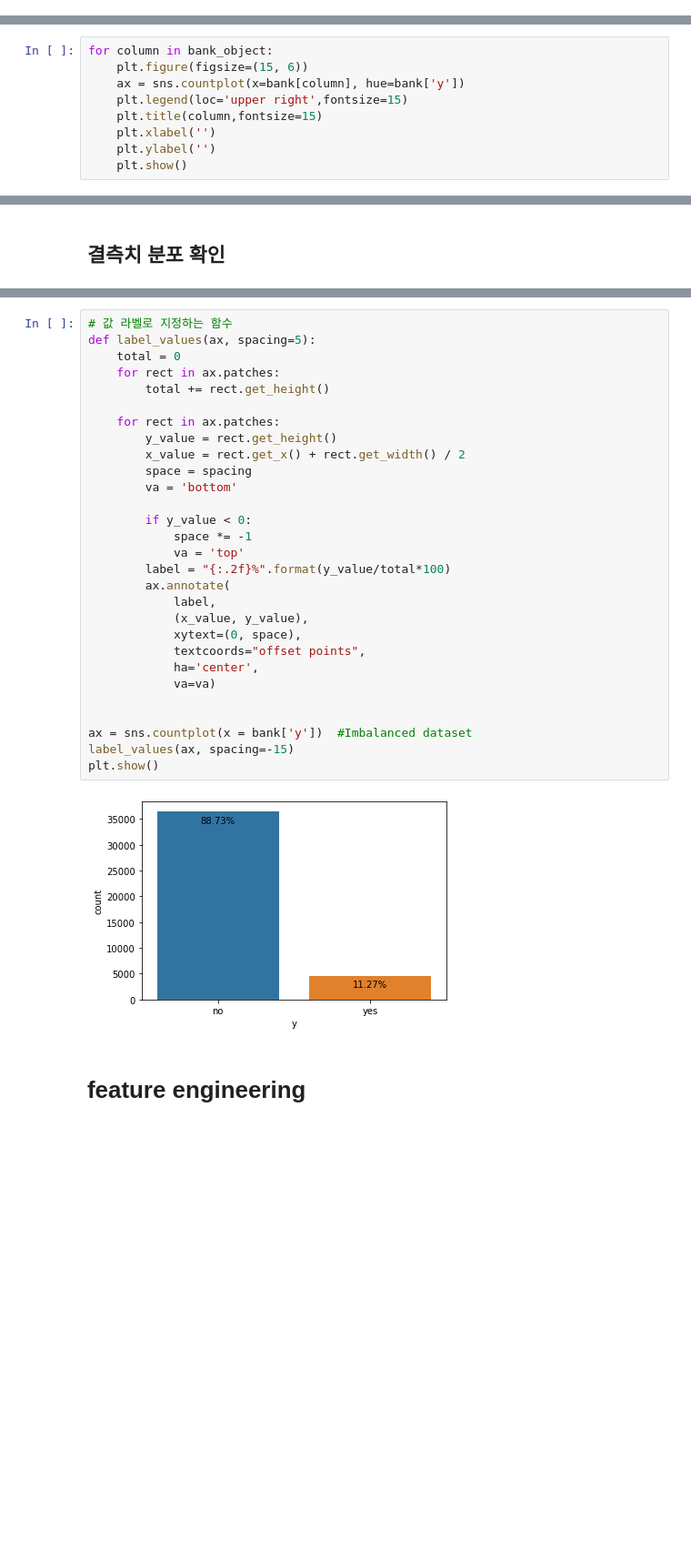
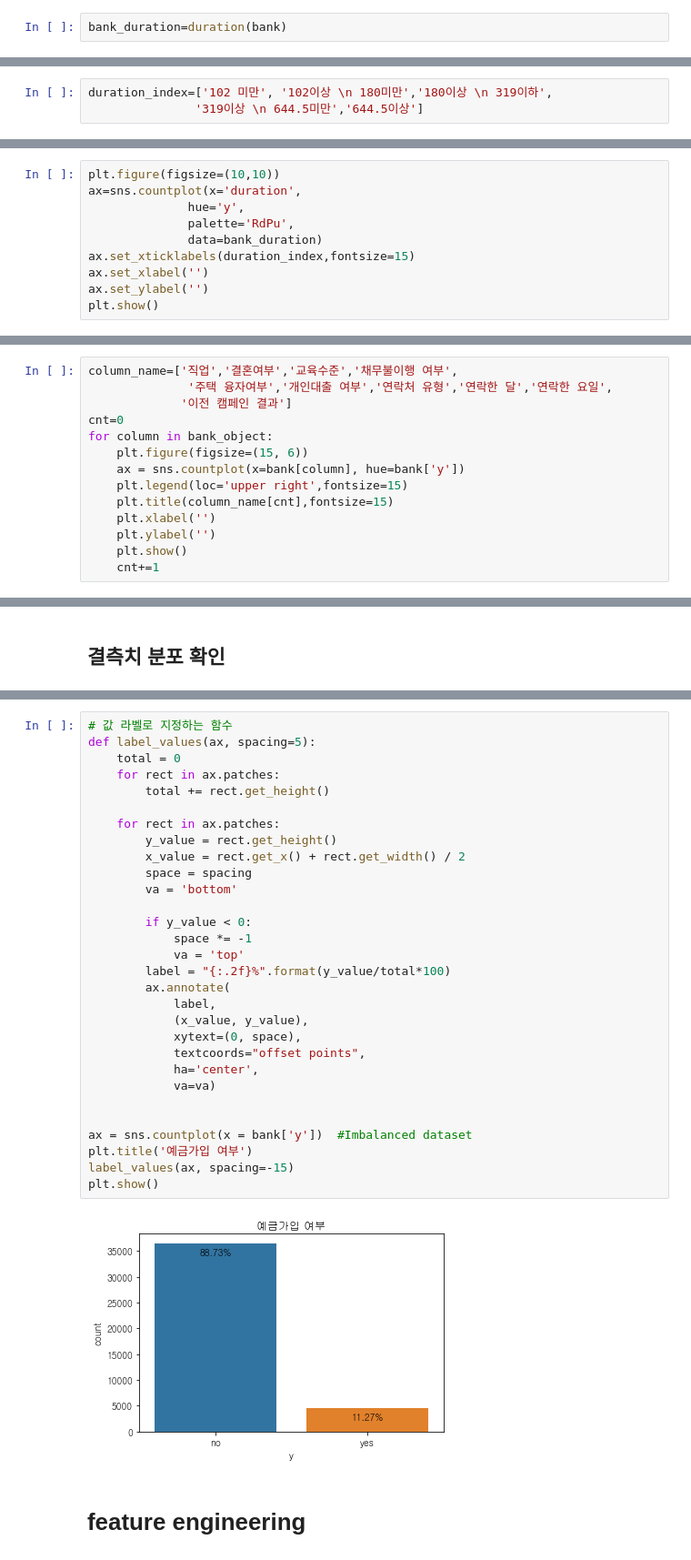
Before and after one commit to black4157/python-project, a Jupyter notebook: bank_project.ipynb, the cells around one changed output, grey strips where cells are left out. Shown at 91% size. Saved outputs shown, nothing was run; the diff lists cells and outputs as text; blank space fills up the shorter version.

```diff
--- a/bank_project.ipynb
+++ b/bank_project.ipynb
@@ -281,0 +371,2 @@ DURATION STD   : 259.3
+# %%
+bank_duration=duration(bank)
@@ -281,0 +406,3 @@ DURATION STD   : 259.3
+# %%
+duration_index=['102 미만', '102이상 \n 180미만','180이상 \n 319이하',
+               '319이상 \n 644.5미만','644.5이상']
@@ -281,0 +413,10 @@ DURATION STD   : 259.3
+# %%
+plt.figure(figsize=(10,10))
+ax=sns.countplot(x='duration',
+              hue='y',
+              palette='RdPu',
+              data=bank_duration)
+ax.set_xticklabels(duration_index,fontsize=15)
+ax.set_xlabel('')
+ax.set_ylabel('')
+plt.show()
@@ -309,12 +460,17 @@ pie(bank_object)
 # %% [markdown]
 ### y변수와의 관계
 # %%
+column_name=['직업','결혼여부','교육수준','채무불이행 여부',
+              '주택 융자여부','개인대출 여부','연락처 유형','연락한 달','연락한 요일',
+             '이전 캠페인 결과']
+cnt=0
 for column in bank_object:
     plt.figure(figsize=(15, 6))
     ax = sns.countplot(x=bank[column], hue=bank['y'])
     plt.legend(loc='upper right',fontsize=15)
-    plt.title(column,fontsize=15)
+    plt.title(column_name[cnt],fontsize=15)
     plt.xlabel('')
     plt.ylabel('')
     plt.show()
+    cnt+=1
 # %% [output]
@@ -363,33 +519,34 @@ dtype: int64
 # %%
 # 값 라벨로 지정하는 함수
 def label_values(ax, spacing=5):
     total = 0
     for rect in ax.patches:
         total += rect.get_height()
 
     for rect in ax.patches:
         y_value = rect.get_height()
         x_value = rect.get_x() + rect.get_width() / 2
         space = spacing
         va = 'bottom'
 
         if y_value < 0:
             space *= -1
             va = 'top'
         label = "{:.2f}%".format(y_value/total*100)
         ax.annotate(
             label,
             (x_value, y_value),
             xytext=(0, space),
             textcoords="offset points",
             ha='center',
             va=va)
 
 
 ax = sns.countplot(x = bank['y'])  #Imbalanced dataset
+plt.title('예금가입 여부')
 label_values(ax, spacing=-15)
 plt.show()
 # %% [output]
-[figure, old version]
+[figure, new version]
 # %% [markdown]
 # feature engineering
```
Also changed, not shown: parts of 156 cells of this notebook.
